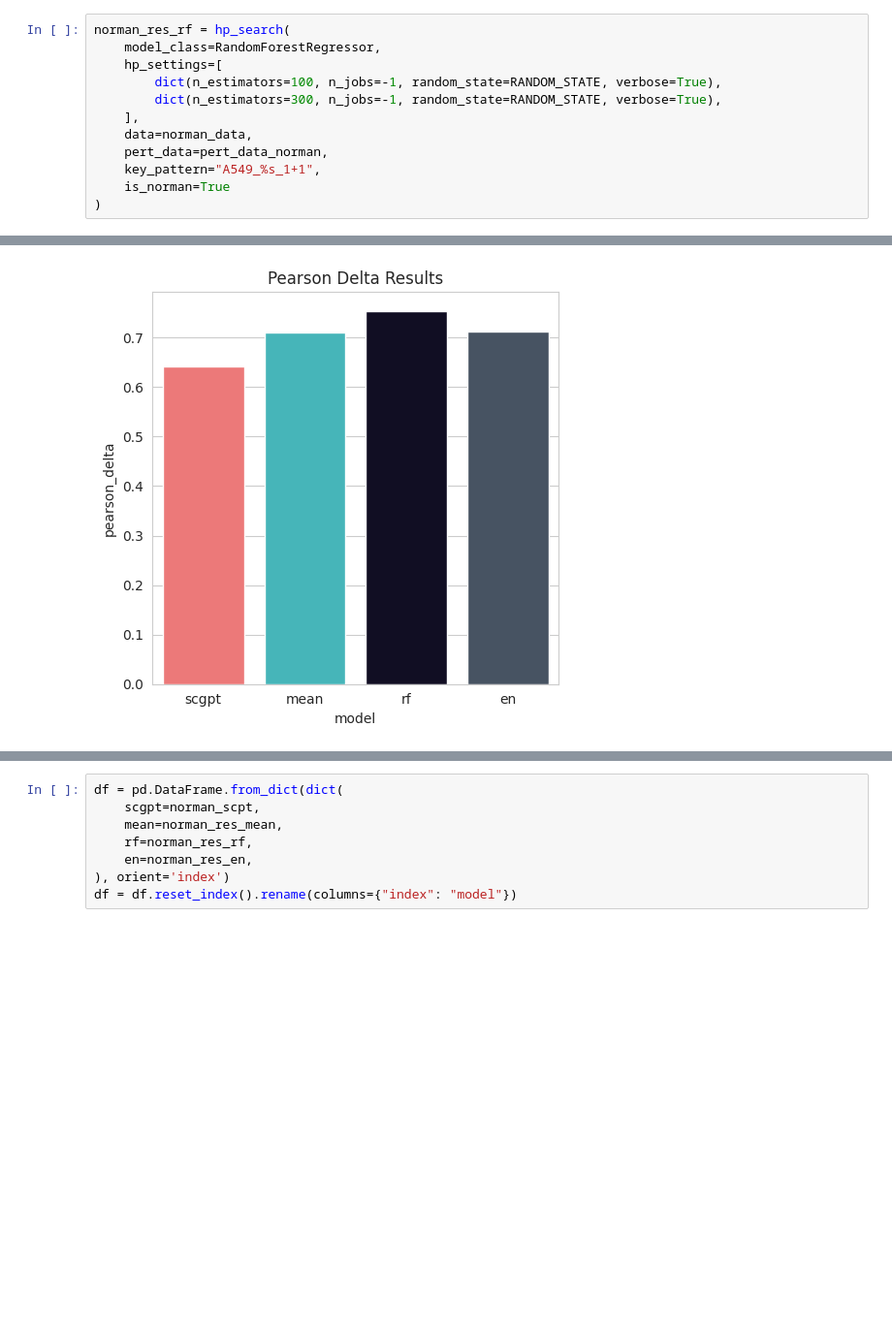
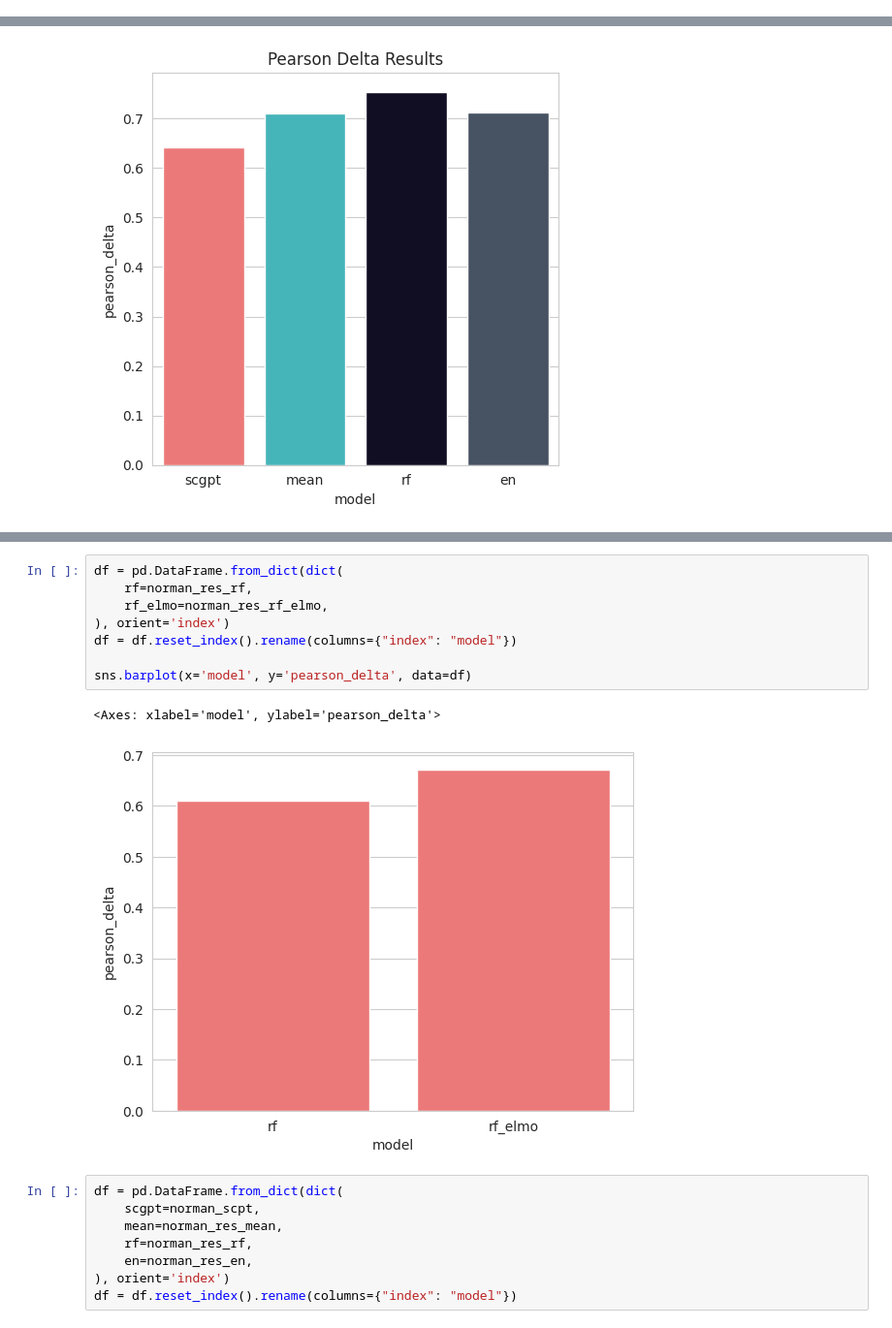
Before and after one commit to turbine-ai/PerturbSeqPredBenchmark, a Jupyter notebook: notebooks/bulk_models.ipynb, the cells around one changed output, grey strips where cells are left out. Shown at 97% size. Cells and saved outputs as stored; diff of their text form; blank space fills up the shorter version.

```diff
--- a/notebooks/bulk_models.ipynb
+++ b/notebooks/bulk_models.ipynb
@@ -721,12 +453,0 @@ Test results: {'pearson': 0.9890527474748959, 'pearson_delta': 0.610424102357070
-# %%
-norman_res_rf = hp_search(
-    model_class=RandomForestRegressor,
-    hp_settings=[
-        dict(n_estimators=100, n_jobs=-1, random_state=RANDOM_STATE, verbose=True),
-        dict(n_estimators=300, n_jobs=-1, random_state=RANDOM_STATE, verbose=True),
-    ],
-    data=norman_data,
-    pert_data=pert_data_norman,
-    key_pattern="A549_%s_1+1",
-    is_norman=True
-)
@@ -1058,3 +773,14 @@ adamson_res_rf
+# %%
+df = pd.DataFrame.from_dict(dict(
+    rf=norman_res_rf,
+    rf_elmo=norman_res_rf_elmo,
+), orient='index')
+df = df.reset_index().rename(columns={"index": "model"})
+
+sns.barplot(x='model', y='pearson_delta', data=df)
+# %% [output]
+<Axes: xlabel='model', ylabel='pearson_delta'>
+[figure, added]
 # %%
 df = pd.DataFrame.from_dict(dict(
     scgpt=norman_scpt,
```
Also changed, not shown: parts of 32 cells of this notebook, 1 other file.
